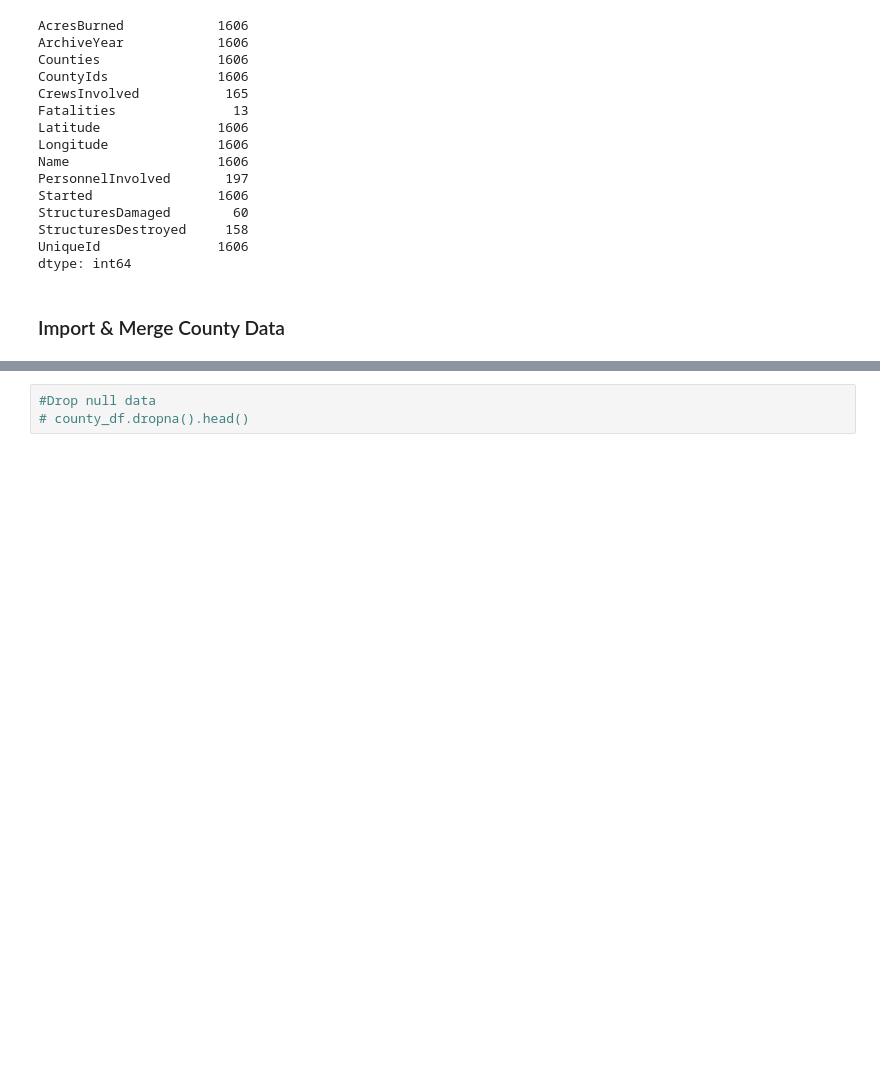
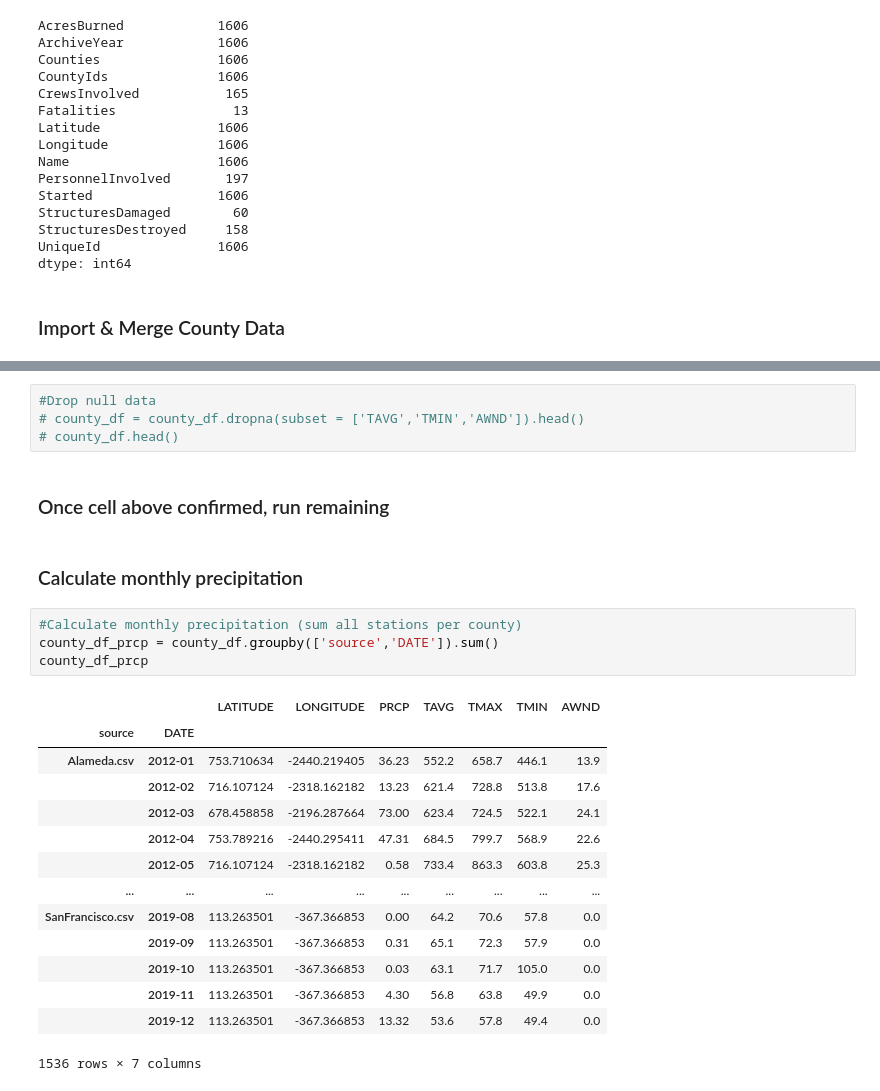
Before and after one commit to chloebellehooton/Group-5-Project, a Jupyter notebook: Wildfire_County_ETL.ipynb, the cells around one changed output, grey strips where cells are left out. Cells and saved outputs as stored; diff of their text form; blank space fills up the shorter version.

```diff
--- a/Wildfire_County_ETL.ipynb
+++ b/Wildfire_County_ETL.ipynb
@@ -190,3 +194,27 @@ Same with temp, maybe it's best to only look at precipitation
 # %%
 #Drop null data
-# county_df.dropna().head()
+# county_df = county_df.dropna(subset = ['TAVG','TMIN','AWND']).head()
+# county_df.head()
+# %% [markdown]
+### Once cell above confirmed, run remaining
+# %% [markdown]
+### Calculate monthly precipitation
+# %%
+#Calculate monthly precipitation (sum all stations per county)
+county_df_prcp = county_df.groupby(['source','DATE']).sum()
+county_df_prcp
+# %% [output]
+|  |  | LATITUDE | LONGITUDE | PRCP | TAVG | TMAX | TMIN | AWND |
+| source | DATE |  |  |  |  |  |  |  |
+| Alameda.csv | 2012-01 | 753.710634 | -2440.219405 | 36.23 | 552.2 | 658.7 | 446.1 | 13.9 |
+|  | 2012-02 | 716.107124 | -2318.162182 | 13.23 | 621.4 | 728.8 | 513.8 | 17.6 |
+|  | 2012-03 | 678.458858 | -2196.287664 | 73.00 | 623.4 | 724.5 | 522.1 | 24.1 |
+|  | 2012-04 | 753.789216 | -2440.295411 | 47.31 | 684.5 | 799.7 | 568.9 | 22.6 |
+|  | 2012-05 | 716.107124 | -2318.162182 | 0.58 | 733.4 | 863.3 | 603.8 | 25.3 |
+| ... | ... | ... | ... | ... | ... | ... | ... | ... |
+| SanFrancisco.csv | 2019-08 | 113.263501 | -367.366853 | 0.00 | 64.2 | 70.6 | 57.8 | 0.0 |
+|  | 2019-09 | 113.263501 | -367.366853 | 0.31 | 65.1 | 72.3 | 57.9 | 0.0 |
+|  | 2019-10 | 113.263501 | -367.366853 | 0.03 | 63.1 | 71.7 | 105.0 | 0.0 |
+|  | 2019-11 | 113.263501 | -367.366853 | 4.30 | 56.8 | 63.8 | 49.9 | 0.0 |
+|  | 2019-12 | 113.263501 | -367.366853 | 13.32 | 53.6 | 57.8 | 49.4 | 0.0 |
+1536 rows × 7 columns
```
Also changed, not shown: parts of 7 cells of this notebook.
